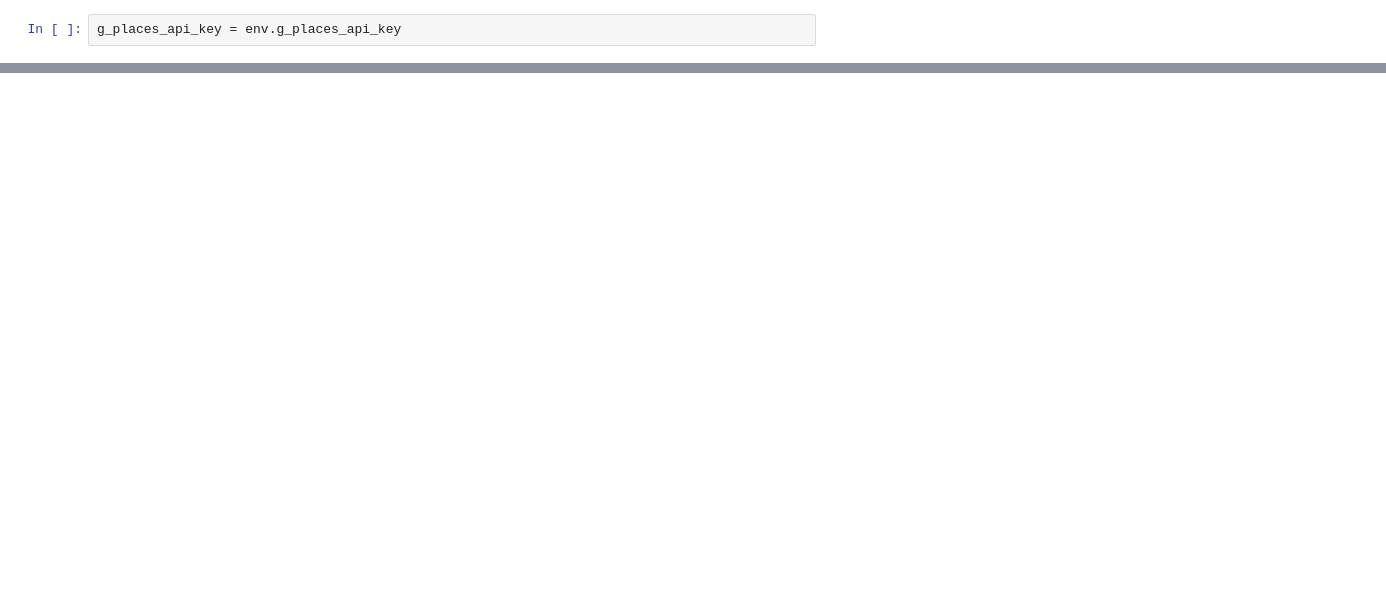
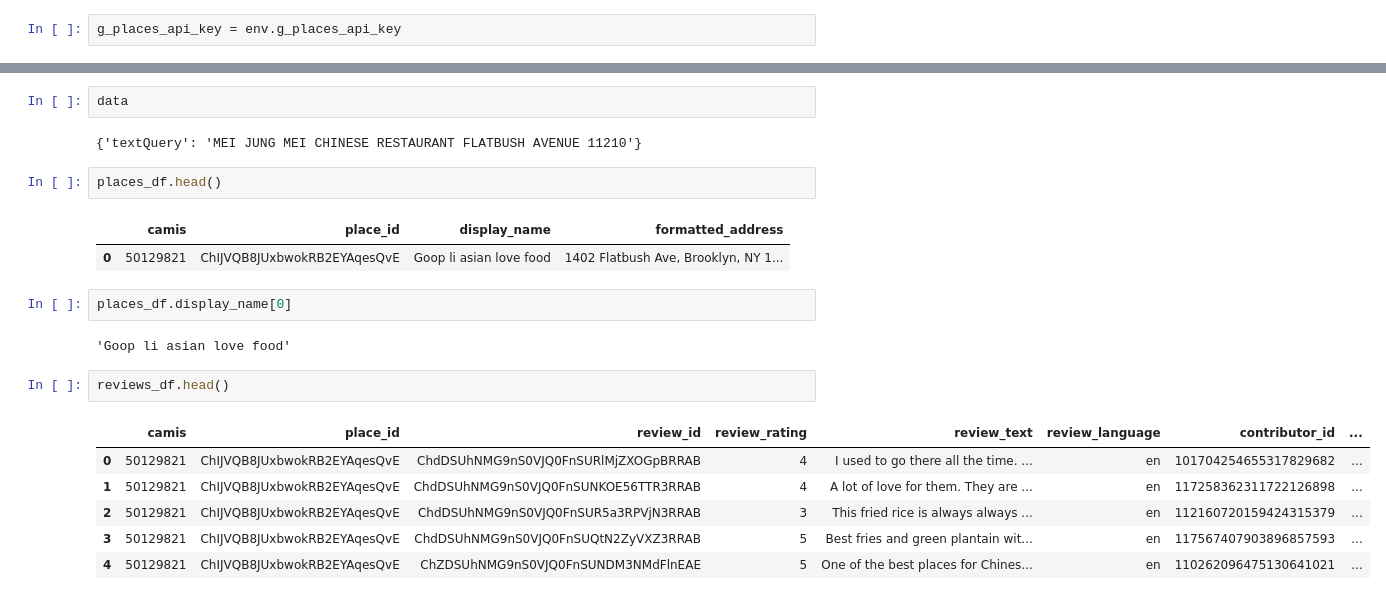
Before and after one commit to Somerville-2023/New-York-health-Inspection-Prediction, a Jupyter notebook: john-folder/john_acquire_g_places.ipynb, the cells around one changed output, grey strips where cells are left out. Cells and saved outputs as stored; diff of their text form; blank space fills up the shorter version.

```diff
--- a/john-folder/john_acquire_g_places.ipynb
+++ b/john-folder/john_acquire_g_places.ipynb
@@ -150,0 +385,22 @@ response
+# %%
+data
+# %% [output]
+{'textQuery': 'MEI JUNG MEI CHINESE RESTAURANT FLATBUSH AVENUE 11210'}
+# %%
+places_df.head()
+# %% [output]
+|  | camis | place_id | display_name | formatted_address |
+| 0 | 50129821 | ChIJVQB8JUxbwokRB2EYAqesQvE | Goop li asian love food | 1402 Flatbush Ave, Brooklyn, NY 1... |
+# %%
+places_df.display_name[0]
+# %% [output]
+'Goop li asian love food'
+# %%
+reviews_df.head()
+# %% [output]
+|  | camis | place_id | review_id | review_rating | review_text | review_language | contributor_id | ... |
+| 0 | 50129821 | ChIJVQB8JUxbwokRB2EYAqesQvE | ChdDSUhNMG9nS0VJQ0FnSURlMjZXOGpBRRAB | 4 | I used to go there all the time. ... | en | 101704254655317829682 | ... |
+| 1 | 50129821 | ChIJVQB8JUxbwokRB2EYAqesQvE | ChdDSUhNMG9nS0VJQ0FnSUNKOE56TTR3RRAB | 4 | A lot of love for them. They are ... | en | 117258362311722126898 | ... |
+| 2 | 50129821 | ChIJVQB8JUxbwokRB2EYAqesQvE | ChdDSUhNMG9nS0VJQ0FnSUR5a3RPVjN3RRAB | 3 | This fried rice is always always ... | en | 112160720159424315379 | ... |
+| 3 | 50129821 | ChIJVQB8JUxbwokRB2EYAqesQvE | ChdDSUhNMG9nS0VJQ0FnSUQtN2ZyVXZ3RRAB | 5 | Best fries and green plantain wit... | en | 117567407903896857593 | ... |
+| 4 | 50129821 | ChIJVQB8JUxbwokRB2EYAqesQvE | ChZDSUhNMG9nS0VJQ0FnSUNDM3NMdFlnEAE | 5 | One of the best places for Chines... | en | 110262096475130641021 | ... |
```
Also changed, not shown: parts of 28 cells of this notebook, 1 other file.
